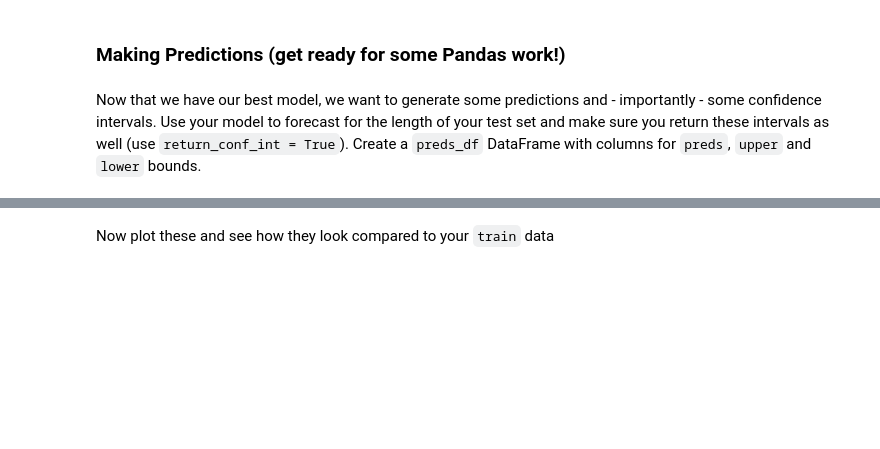
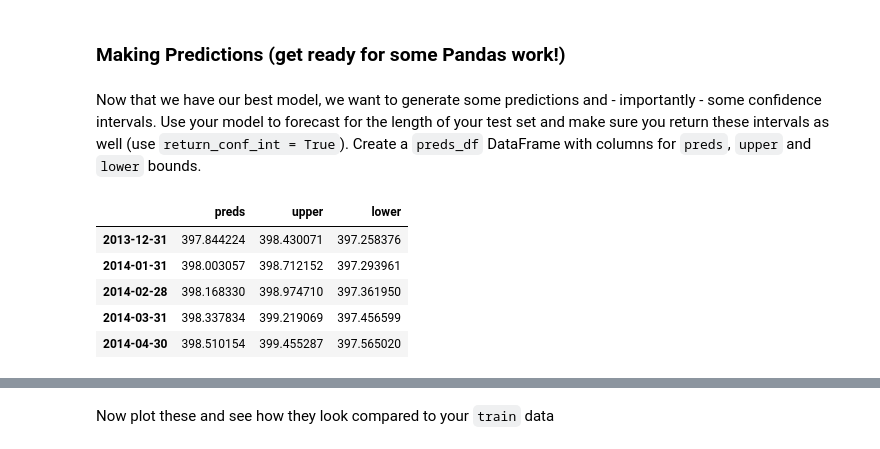
Before and after one commit to itsyeren/arima-seasonal, a Jupyter notebook: arima_seasonal_intro.ipynb, the cells around one changed output, grey strips where cells are left out. Saved outputs shown, nothing was run; the diff lists cells and outputs as text; code cells hidden in the pictures; blank space fills up the shorter version.

Commit message:
Completed preds step

```diff
--- a/arima_seasonal_intro.ipynb
+++ b/arima_seasonal_intro.ipynb
@@ -546,11 +547,25 @@ Often, it can be hard to guess which model will best fit our data, so it's usual
 # %% [markdown]
 Now that we have our best model, we want to generate some predictions and - importantly - some confidence intervals. Use your model to forecast for the length of your test set and make sure you return these intervals as well (use `return_conf_int = True`). Create a `preds_df` DataFrame with columns for `preds`, `upper` and `lower` bounds.
 # %%
-# YOUR CODE HERE
+preds, conf_int = auto_model.predict(
+    n_periods=len(test),
+    return_conf_int=True
+)
 # %%
-# YOUR CODE HERE
+preds_df = pd.DataFrame({
+    "preds": preds,
+    "upper": conf_int[:, 1],
+    "lower": conf_int[:, 0]
+})
 # %%
-# YOUR CODE HERE
+preds_df.head()
+# %% [output]
+|  | preds | upper | lower |
+| 2013-12-31 | 397.844224 | 398.430071 | 397.258376 |
+| 2014-01-31 | 398.003057 | 398.712152 | 397.293961 |
+| 2014-02-28 | 398.168330 | 398.974710 | 397.361950 |
+| 2014-03-31 | 398.337834 | 399.219069 | 397.456599 |
+| 2014-04-30 | 398.510154 | 399.455287 | 397.565020 |
 # %%
 from nbresult import ChallengeResult
 
```
Also changed, not shown: parts of 54 cells of this notebook, 2 other files.
